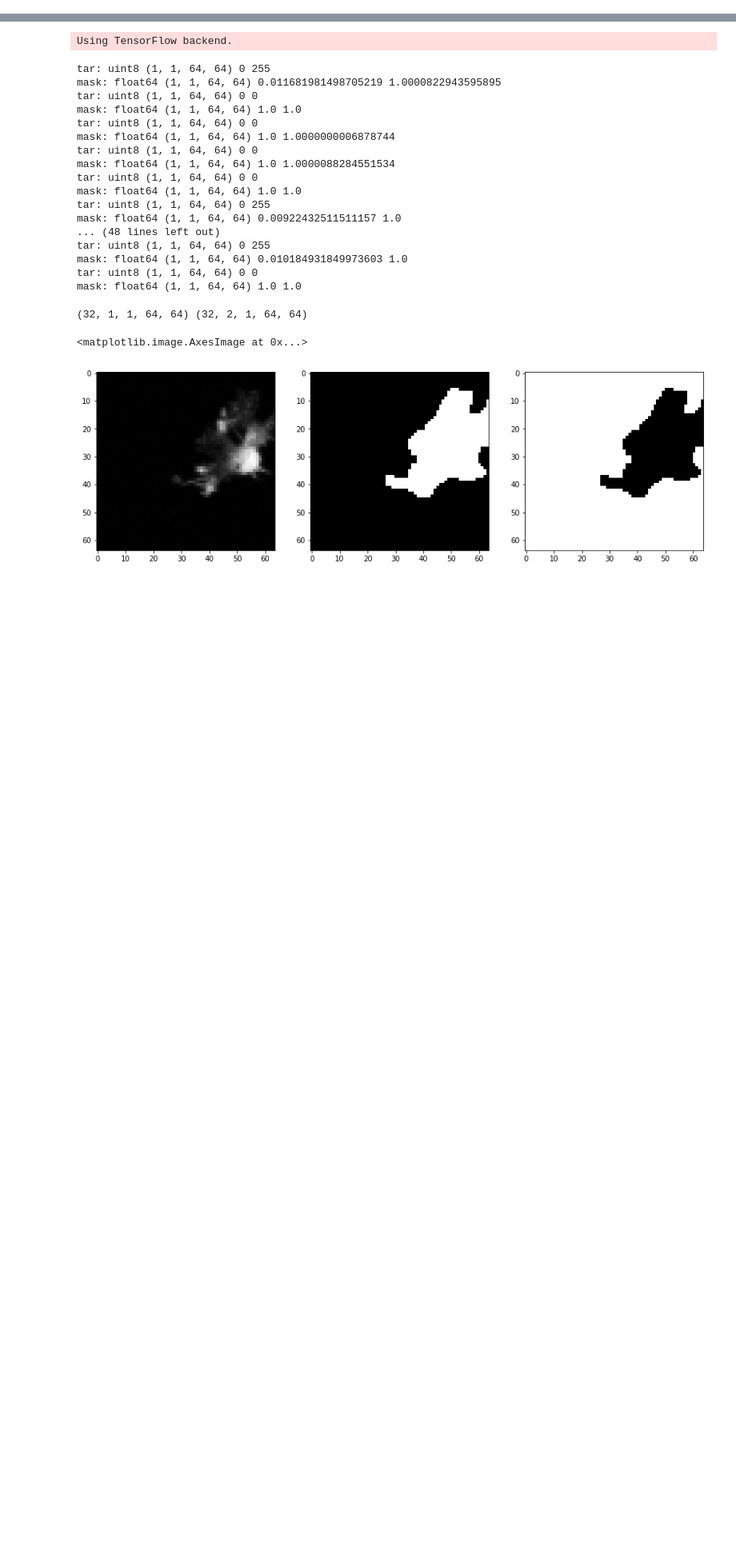
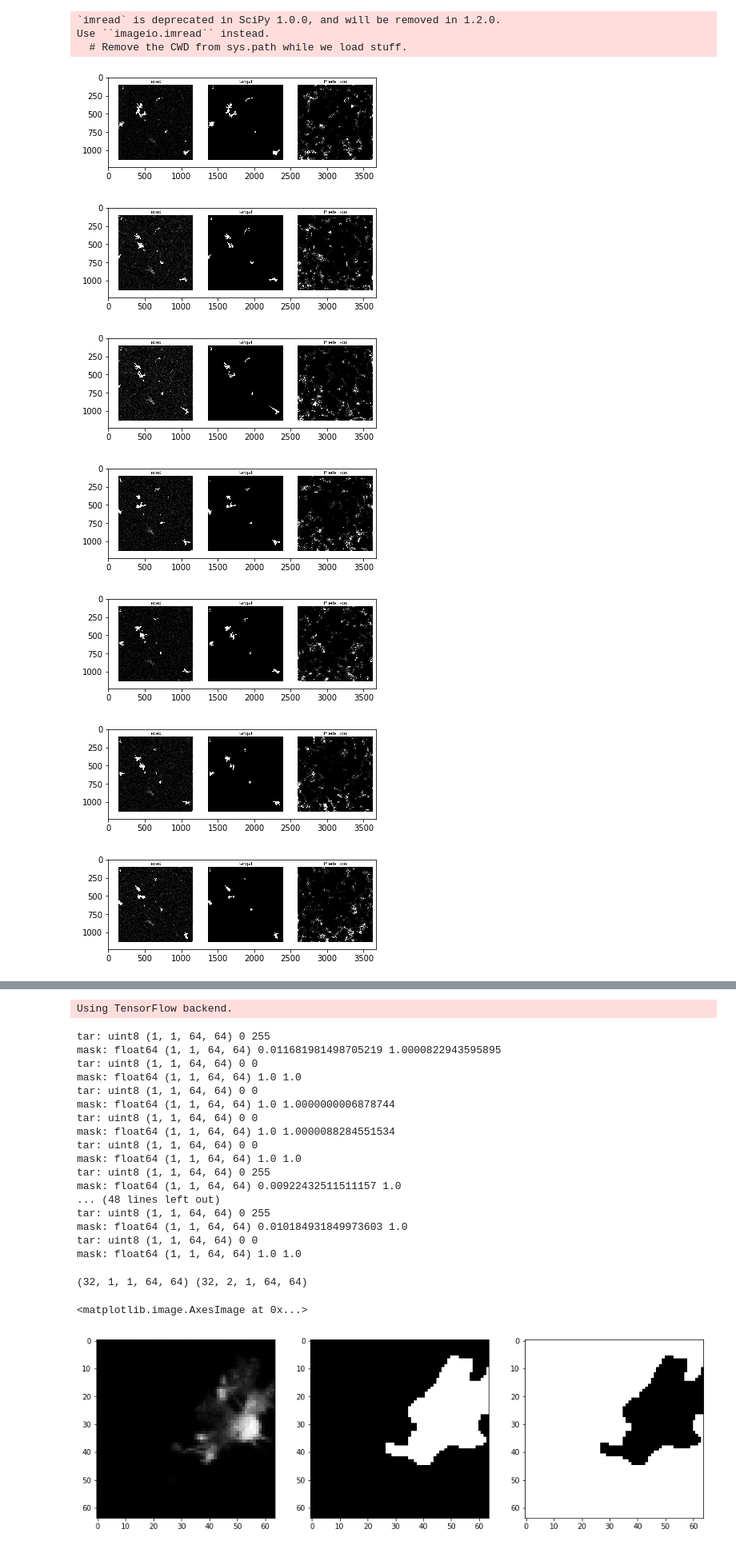
Before and after one commit to mehta-lab/microDL, a Jupyter notebook: Untitled.ipynb, the cells around one changed output, grey strips where cells are left out. Shown: that part at 80% size. Cells and saved outputs as stored; diff of their text form; code cells hidden in the pictures; blank space fills up the shorter version.

```diff
--- a/Untitled.ipynb
+++ b/Untitled.ipynb
@@ -4,0 +47,24 @@ import numpy as np
+# %%
+import numpy as np
+import glob
+from natsort import natsorted
+import scipy.misc
+
+
+path = "/data/ucsf_microglia_tile64_bs48_masked_cc_adam_july3rd/predictions/figures/"
+npy_files = natsorted(glob.glob(path + "*.jpg"))
+for npy in npy_files:
+    im = scipy.misc.imread(npy)
+    plt.imshow(im, cmap='gray')
+    plt.show()
+# %% [output]
+`imread` is deprecated in SciPy 1.0.0, and will be removed in 1.2.0.
+Use ``imageio.imread`` instead.
+  # Remove the CWD from sys.path while we load stuff.
+[figure, added]
+[figure, added]
+[figure, added]
+[figure, added]
+[figure, added]
+[figure, added]
+[figure, added]
```
Also changed, not shown: parts of 4 cells of this notebook, 2 other files.
